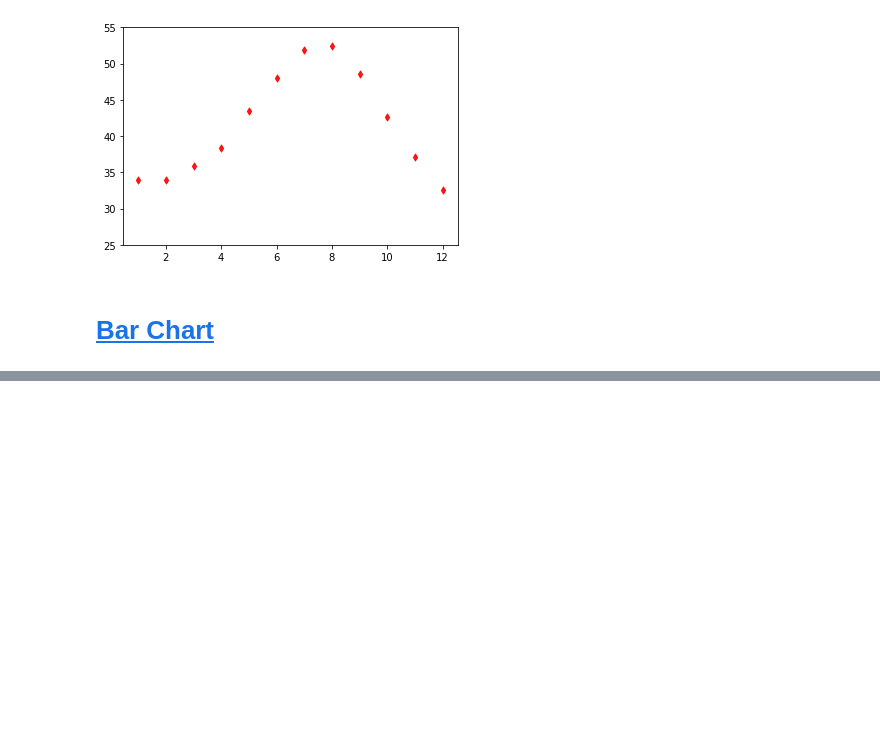
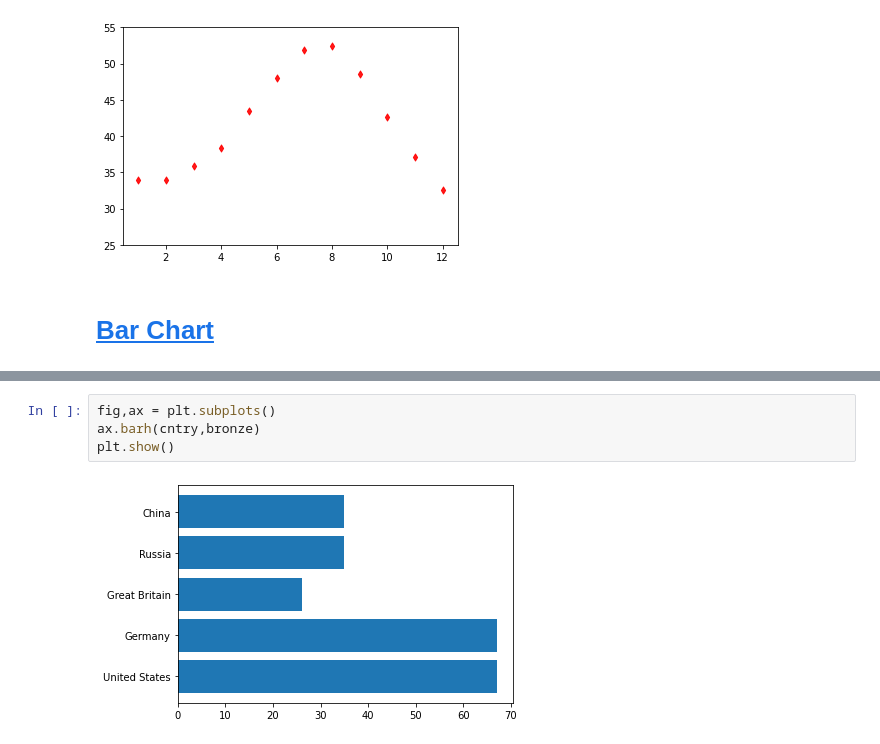
Before and after one commit to adambria1309/KurapikaZoldyck, a Jupyter notebook: Data Visualization/Introduction to Matplotlib.ipynb, the cells around one changed output, grey strips where cells are left out. Cells and saved outputs as stored; diff of their text form; blank space fills up the shorter version.

```diff
--- a/Data Visualization/Introduction to Matplotlib.ipynb
+++ b/Data Visualization/Introduction to Matplotlib.ipynb
@@ -116,0 +157,6 @@ plt.show()
+# %%
+fig,ax = plt.subplots()
+ax.barh(cntry,bronze)
+plt.show()
+# %% [output]
+[figure, added]
```
Also changed, not shown: parts of 7 cells of this notebook.
